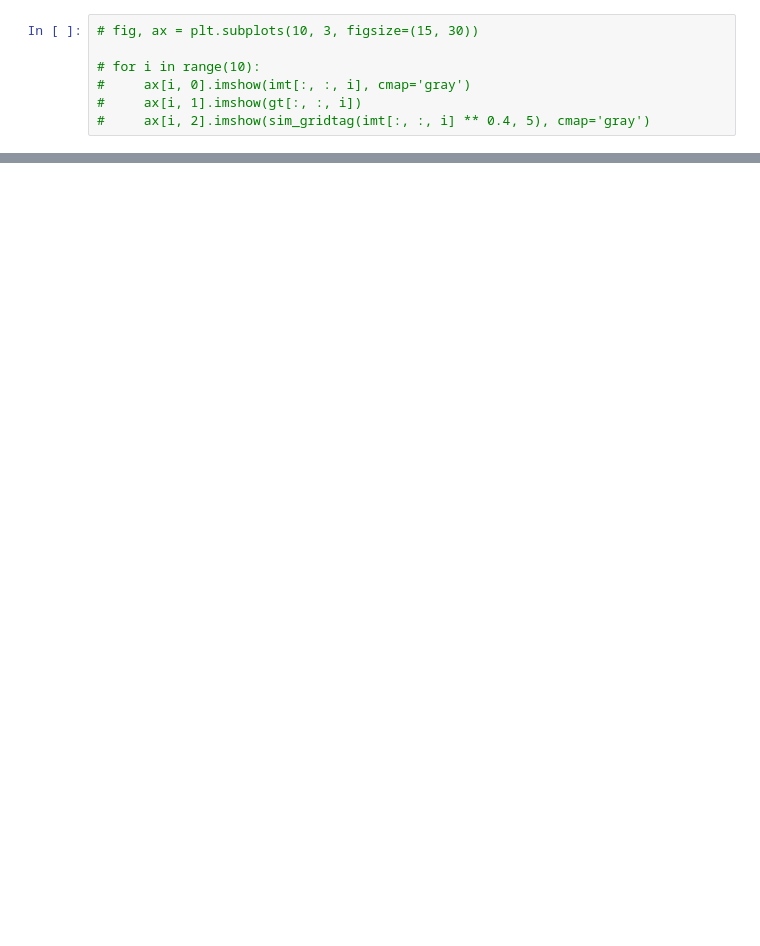
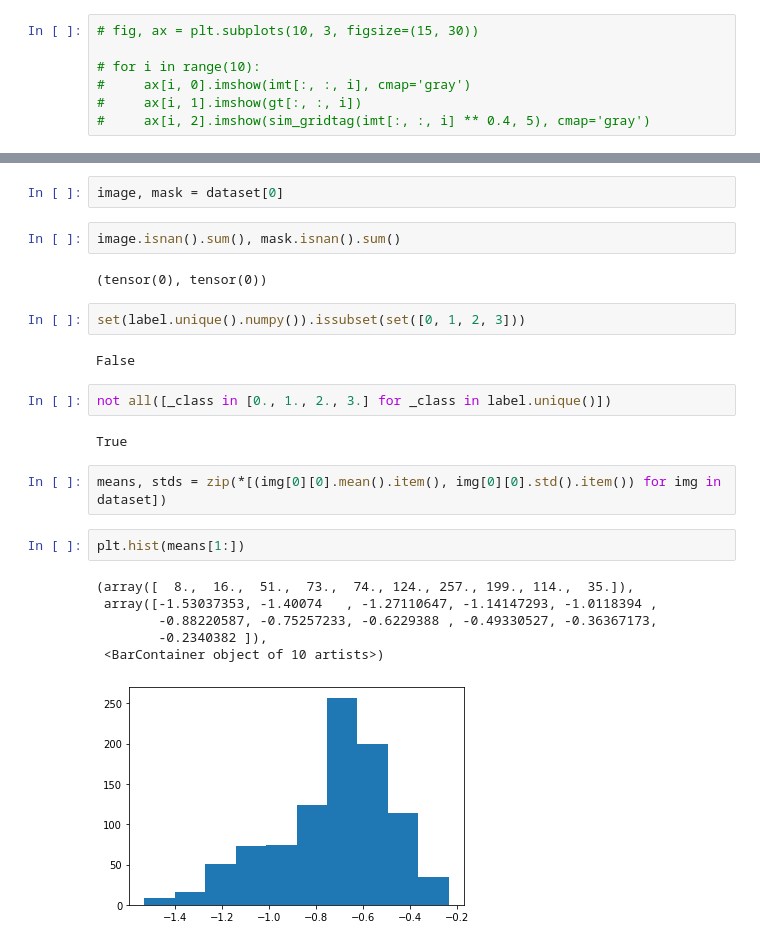
Before and after one commit to arnauddhaene/tagroi, a Jupyter notebook: notebooks/acdc-data.ipynb, the cells around one changed output, grey strips where cells are left out. Saved outputs shown, nothing was run; the diff lists cells and outputs as text; blank space fills up the shorter version.

```diff
--- a/notebooks/acdc-data.ipynb
+++ b/notebooks/acdc-data.ipynb
@@ -42,3 +48,28 @@ len(dataset)
+# %%
+image, mask = dataset[0]
+# %%
+image.isnan().sum(), mask.isnan().sum()
+# %% [output]
+(tensor(0), tensor(0))
+# %%
+set(label.unique().numpy()).issubset(set([0, 1, 2, 3]))
+# %% [output]
+False
+# %%
+not all([_class in [0., 1., 2., 3.] for _class in label.unique()])
+# %% [output]
+True
+# %%
+means, stds = zip(*[(img[0][0].mean().item(), img[0][0].std().item()) for img in dataset])
+# %%
+plt.hist(means[1:])
+# %% [output]
+(array([  8.,  16.,  51.,  73.,  74., 124., 257., 199., 114.,  35.]),
+ array([-1.53037353, -1.40074   , -1.27110647, -1.14147293, -1.0118394 ,
+        -0.88220587, -0.75257233, -0.6229388 , -0.49330527, -0.36367173,
+        -0.2340382 ]),
+ <BarContainer object of 10 artists>)
+[figure, added]
 # %%
 fix, ax = plt.subplots(1, 2, figsize=(10, 5))
 
```
Also changed, not shown: parts of 7 cells of this notebook, 12 other files.
